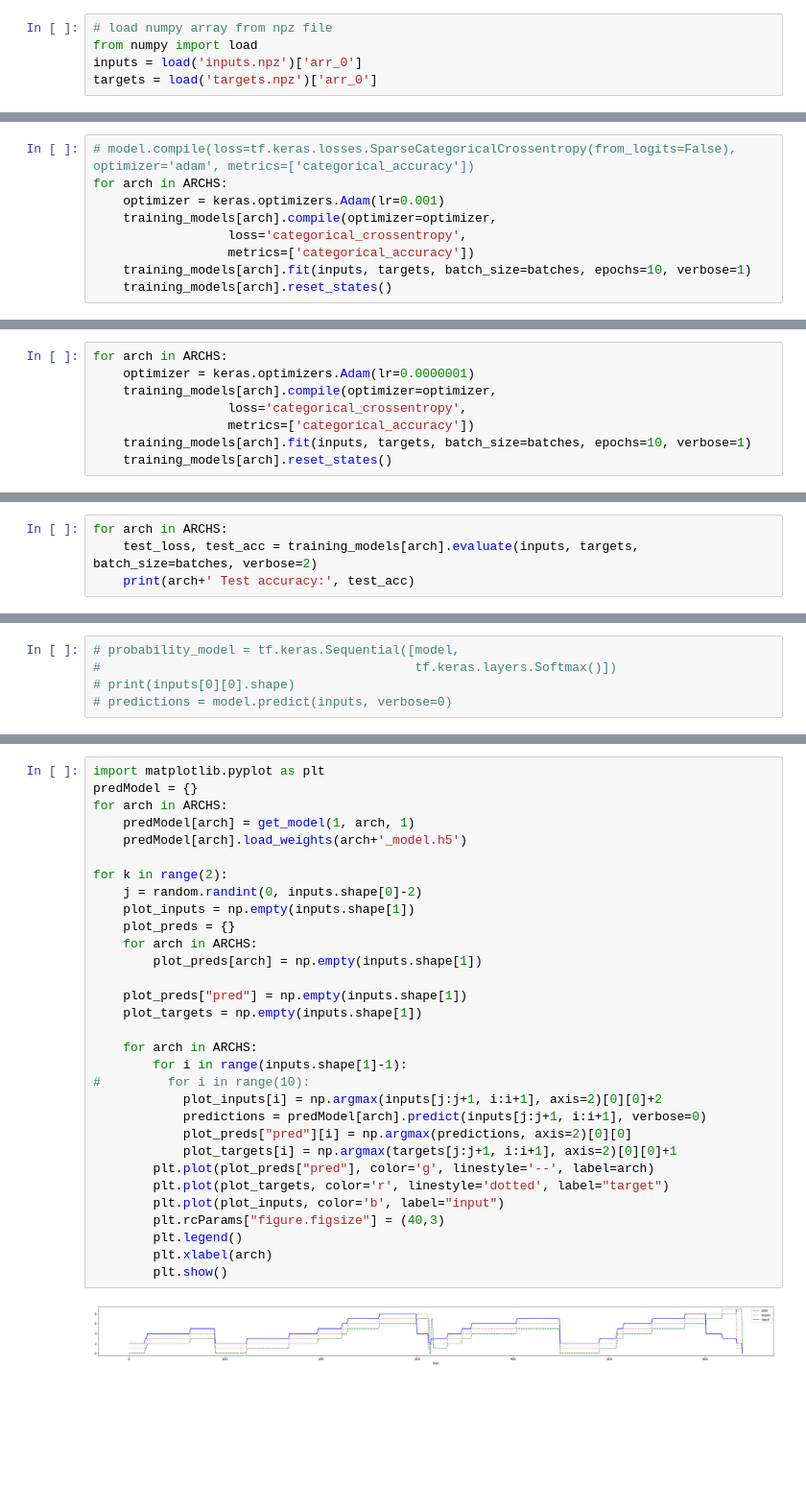
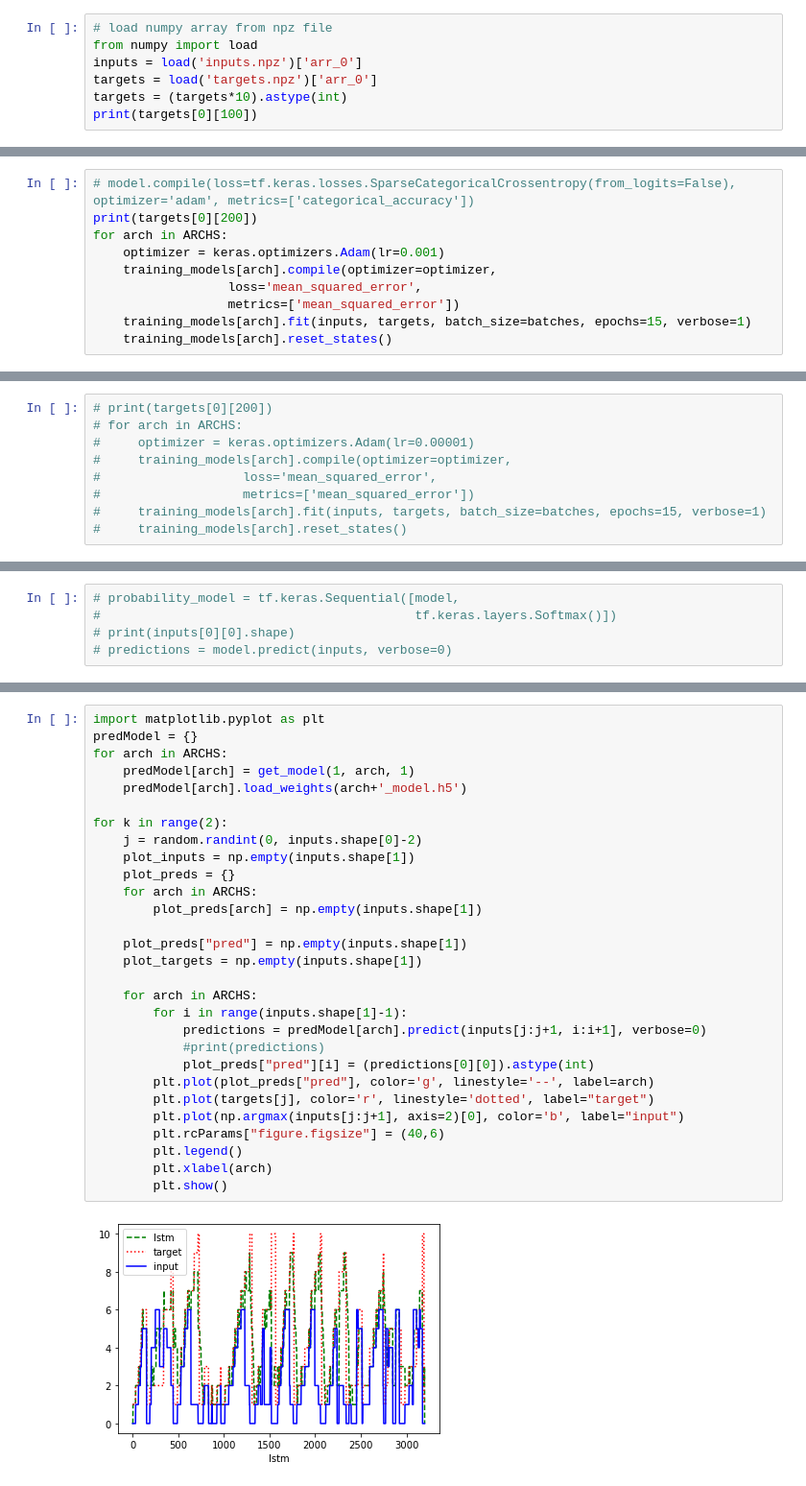
Before and after one commit to mukulbasu/SequencePredictionLSTM, a Jupyter notebook: SequenceGenerationTrain.ipynb, the cells around one changed output, grey strips where cells are left out. Shown: that part at 96% size. Drawn from its saved outputs; the diff is of its cells as text; blank space fills up the shorter version.

```diff
--- a/SequenceGenerationTrain.ipynb
+++ b/SequenceGenerationTrain.ipynb
@@ -42,3 +42,5 @@ targets = np.empty([DATAPOINTS, MAX_SEQ_SIZE, len(REP)], np.float32) # Format: 2
 from numpy import load
 inputs = load('inputs.npz')['arr_0']
 targets = load('targets.npz')['arr_0']
+targets = (targets*10).astype(int)
+print(targets[0][100])
@@ -105,10 +112,11 @@ for arch in ARCHS:
 # %%
 # model.compile(loss=tf.keras.losses.SparseCategoricalCrossentropy(from_logits=False), optimizer='adam', metrics=['categorical_accuracy'])
+print(targets[0][200])
 for arch in ARCHS:
     optimizer = keras.optimizers.Adam(lr=0.001)
     training_models[arch].compile(optimizer=optimizer,
-                  loss='categorical_crossentropy',
-                  metrics=['categorical_accuracy'])
-    training_models[arch].fit(inputs, targets, batch_size=batches, epochs=10, verbose=1)
+                  loss='mean_squared_error',
+                  metrics=['mean_squared_error'])
+    training_models[arch].fit(inputs, targets, batch_size=batches, epochs=15, verbose=1)
     training_models[arch].reset_states()
 # %% [output]
@@ -135,9 +140,10 @@ Epoch 10/10
 # %%
-for arch in ARCHS:
-    optimizer = keras.optimizers.Adam(lr=0.0000001)
-    training_models[arch].compile(optimizer=optimizer,
-                  loss='categorical_crossentropy',
-                  metrics=['categorical_accuracy'])
-    training_models[arch].fit(inputs, targets, batch_size=batches, epochs=10, verbose=1)
-    training_models[arch].reset_states()
+# print(targets[0][200])
+# for arch in ARCHS:
+#     optimizer = keras.optimizers.Adam(lr=0.00001)
+#     training_models[arch].compile(optimizer=optimizer,
+#                   loss='mean_squared_error',
+#                   metrics=['mean_squared_error'])
+#     training_models[arch].fit(inputs, targets, batch_size=batches, epochs=15, verbose=1)
+#     training_models[arch].reset_states()
 # %% [output]
@@ -164,4 +167,0 @@ Epoch 10/10
-# %%
-for arch in ARCHS:
-    test_loss, test_acc = training_models[arch].evaluate(inputs, targets, batch_size=batches, verbose=2)
-    print(arch+' Test accuracy:', test_acc)
@@ -185,33 +183,31 @@ lstm
 # %%
 import matplotlib.pyplot as plt
 predModel = {}
 for arch in ARCHS:
     predModel[arch] = get_model(1, arch, 1)
     predModel[arch].load_weights(arch+'_model.h5')
 
 for k in range(2):
     j = random.randint(0, inputs.shape[0]-2)
     plot_inputs = np.empty(inputs.shape[1])
     plot_preds = {}
     for arch in ARCHS:
         plot_preds[arch] = np.empty(inputs.shape[1])
 
     plot_preds["pred"] = np.empty(inputs.shape[1])
     plot_targets = np.empty(inputs.shape[1])
 
     for arch in ARCHS:
         for i in range(inputs.shape[1]-1):
-#         for i in range(10):
-            plot_inputs[i] = np.argmax(inputs[j:j+1, i:i+1], axis=2)[0][0]+2
             predictions = predModel[arch].predict(inputs[j:j+1, i:i+1], verbose=0)
-            plot_preds["pred"][i] = np.argmax(predictions, axis=2)[0][0]
-            plot_targets[i] = np.argmax(targets[j:j+1, i:i+1], axis=2)[0][0]+1
+            #print(predictions)
+            plot_preds["pred"][i] = (predictions[0][0]).astype(int)
         plt.plot(plot_preds["pred"], color='g', linestyle='--', label=arch)
-        plt.plot(plot_targets, color='r', linestyle='dotted', label="target")
-        plt.plot(plot_inputs, color='b', label="input")
-        plt.rcParams["figure.figsize"] = (40,3)
+        plt.plot(targets[j], color='r', linestyle='dotted', label="target")
+        plt.plot(np.argmax(inputs[j:j+1], axis=2)[0], color='b', label="input")
+        plt.rcParams["figure.figsize"] = (40,6)
         plt.legend()
         plt.xlabel(arch)
         plt.show()
 # %% [output]
-[figure, old version]
+[figure, new version]
```
Also changed, not shown: parts of 10 cells of this notebook, 6 other files.
